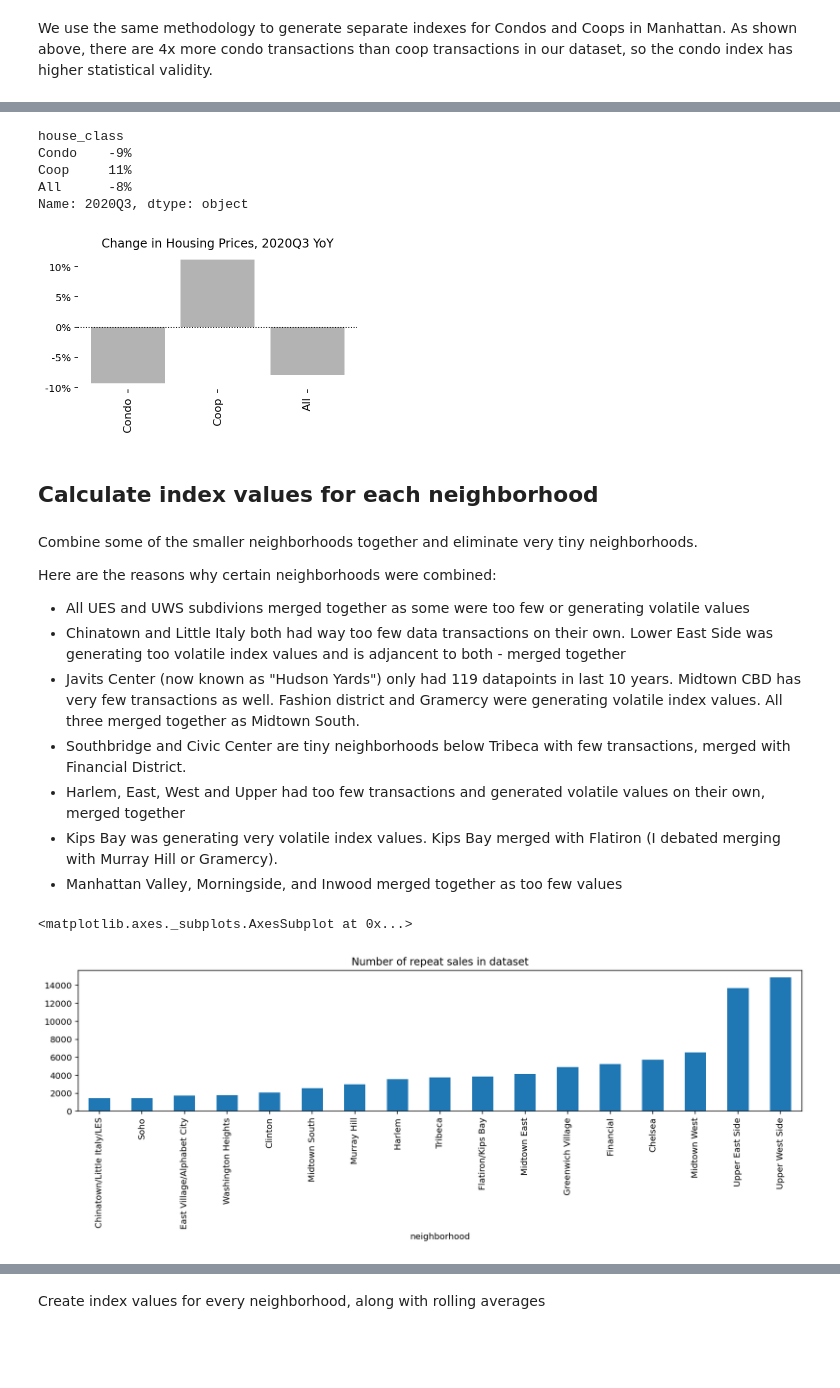
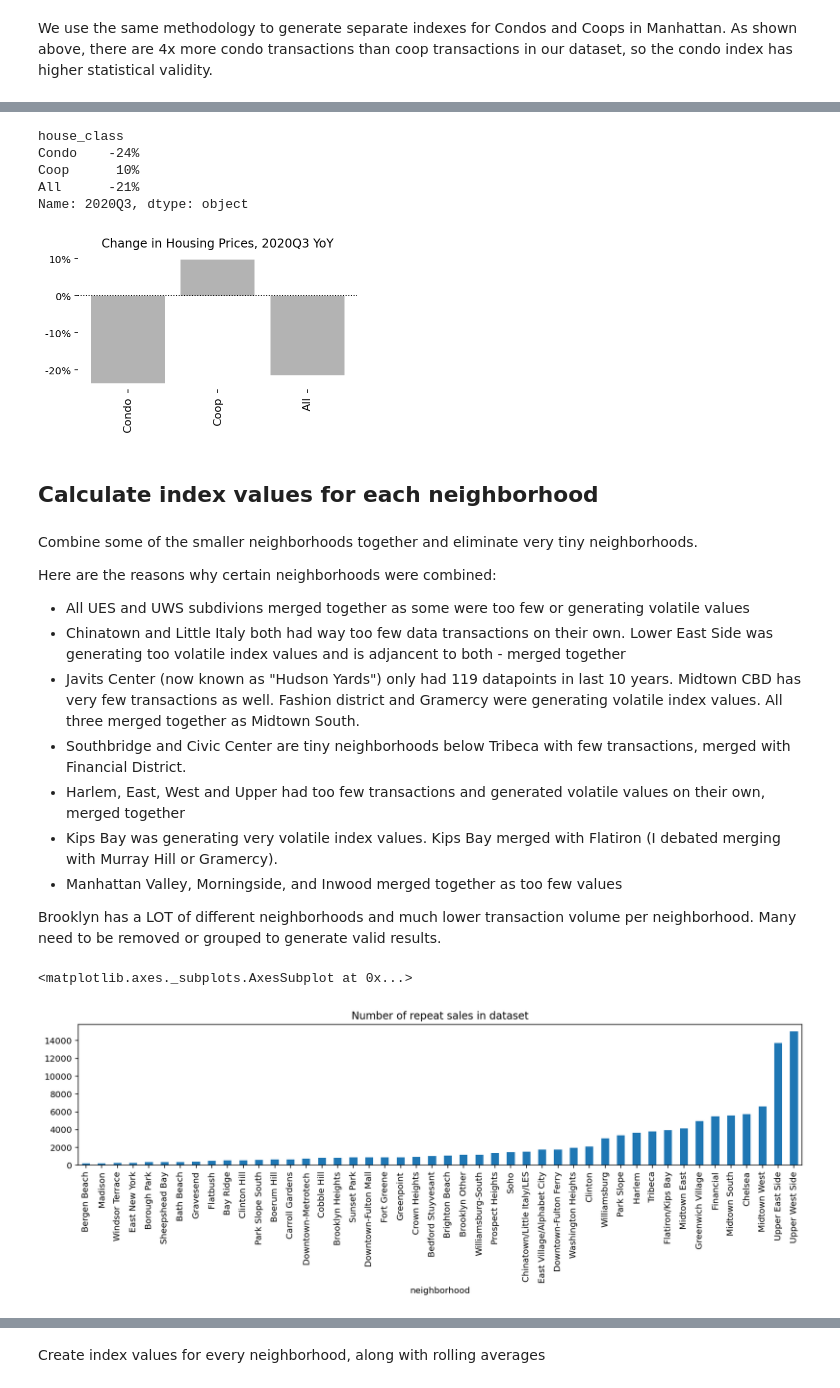
Before and after one commit to ivoytov/manhattan, a Jupyter notebook: NYC_price_index.ipynb, the cells around one changed output, grey strips where cells are left out. Saved outputs shown, nothing was run; the diff lists cells and outputs as text; code cells hidden in the pictures; blank space fills up the shorter version.

```diff
--- a/NYC_price_index.ipynb
+++ b/NYC_price_index.ipynb
@@ -41,4 +41,9 @@ links += [url_prefix + "/rollingsales_manhattan.xls", url_prefix + "/annualized-
          "https://www1.nyc.gov/assets/finance/downloads/pdf/09pdf/rolling_sales/sales_2008_manhattan.xls",
          "https://www1.nyc.gov/assets/finance/downloads/excel/rolling_sales/sales_2007_manhattan.xls",
          *[f"https://www1.nyc.gov/assets/finance/downloads/sales_manhattan_0{n}.xls" for n in range(3,7)] ]
+links += [f"{url_prefix}/annualized-sales/{year}/{year}_brooklyn.xls{'x' if year > 2017 else ''}" for year in years ]
+links += [url_prefix + "/rollingsales_brooklyn.xls", url_prefix + "/annualized-sales/2009_brooklyn.xls",
+         "https://www1.nyc.gov/assets/finance/downloads/pdf/09pdf/rolling_sales/sales_2008_brooklyn.xls",
+         "https://www1.nyc.gov/assets/finance/downloads/excel/rolling_sales/sales_2007_brooklyn.xls",
+         *[f"https://www1.nyc.gov/assets/finance/downloads/sales_brooklyn_0{n}.xls" for n in range(3,7)] ]
 # %% [markdown]
@@ -57,7 +63,7 @@ df = pd.DataFrame()
 for link in links:
     df = df.append(pd.read_excel(link, skiprows=4, names=cols, parse_dates=[20]), ignore_index=True)
 
-df = df[['neighborhood', 'building_class_category', 'block','lot', 'address', 'apartment_number', \
+df = df[['borough', 'neighborhood', 'building_class_category', 'block','lot', 'address', 'apartment_number', \
          'gross_square_feet', 'sale_price', 'year_built', 'sale_date']]
 df.neighborhood = df.neighborhood.str.strip().str.title()
 # %%
@@ -301,11 +310,11 @@ plot_standings(mr, title=f"Change in Housing Prices, {idx_all.index[-1]} YoY", f
 mr.map("{:,.0%}".format)
 # %% [output]
 house_class
-Condo    -9%
-Coop     11%
-All      -8%
+Condo    -24%
+Coop      10%
+All      -21%
 Name: 2020Q3, dtype: object
-[figure, old version]
+[figure, new version]
 # %% [markdown]
 ## Calculate index values for each neighborhood
 # %% [markdown]
@@ -319,9 +328,11 @@ Here are the reasons why certain neighborhoods were combined:
 * Harlem, East, West and Upper had too few transactions and generated volatile values on their own, merged together
 * Kips Bay was generating very volatile index values. Kips Bay merged with Flatiron (I debated merging with Murray Hill or Gramercy).
 * Manhattan Valley, Morningside, and Inwood merged together as too few values
+
+Brooklyn has a LOT of different neighborhoods and much lower transaction volume per neighborhood. Many need to be removed or grouped to generate valid results.
 # %%
 # exclude neighborhoods with very few datapoints
-FILTERED_NEIGHBORHOODS=['Manhattan-Unknown', 'Roosevelt Island']
+FILTERED_NEIGHBORHOODS=['Manhattan-Unknown', 'Roosevelt Island', 'Red Hook',  'Manhattan Beach', 'Gowanus', 'Marine Park', 'Bush Terminal', 'Navy Yard', 'Ocean Parkway-South', ]
 COMBINED_NEIGHBORHOODS = {
     'Chinatown':                 'Chinatown/Little Italy/LES',
     'Little Italy':              'Chinatown/Little Italy/LES',
@@ -332,32 +343,60 @@ COMBINED_NEIGHBORHOODS = {
     'Southbridge':               'Financial',
     'Kips Bay':                  'Flatiron/Kips Bay',
     'Flatiron':                  'Flatiron/Kips Bay',
     'Greenwich Village-West':    'Greenwich Village',
     'Greenwich Village-Central': 'Greenwich Village',
     'Harlem-West':               'Harlem',
     'Harlem-Upper':              'Harlem',
     'Harlem-East':               'Harlem',
     'Harlem-Central':            'Harlem',
     'Javits Center':             'Midtown South',
     'Fashion':                   'Midtown South',
     'Midtown Cbd':               'Midtown South',
     'Gramercy':                  'Midtown South',
+    'Murray Hill':               'Midtown South',
     'Upper East Side (96-110)':  'Upper East Side',
     'Upper East Side (79-96)':   'Upper East Side',
     'Upper East Side (59-79)':   'Upper East Side',
     'Upper West Side (59-79)':   'Upper West Side',
     'Upper West Side (79-96)':   'Upper West Side',
     'Upper West Side (96-116)':  'Upper West Side',
     'Manhattan Valley':          'Washington Heights',
     'Morningside Heights':       'Washington Heights',
     'Inwood':                    'Washington Heights',
     'Washington Heights Upper':  'Washington Heights',
     'Washington Heights Lower':  'Washington Heights',
+    'Manhattan Beach':           'Brooklyn Other',
+    'Gowanus':                   'Brooklyn Other',
+    'Marine Park':               'Brooklyn Other',
+    'Bush Terminal':             'Brooklyn Other',
+    'Flatbush-Lefferts Garden':  'Brooklyn Other',
+    'Navy Yard':                 'Brooklyn Other',
+    'Ocean Parkway-South':       'Brooklyn Other',
+    'Ocean Parkway-North':       'Brooklyn Other',
+    'Wyckoff Heights':           'Brooklyn Other',
+    'Old Mill Basin':            'Brooklyn Other',
+    'Ocean Hill':                'Brooklyn Other',
+    'Bushwick':                  'Brooklyn Other',
+    'Midwood':                   'Brooklyn Other',
+    'Canarsie':                  'Brooklyn Other',
+    'Bensonhurst':               'Brooklyn Other',
+    'Dyker Heights':             'Brooklyn Other',
+    'Kensington':                'Brooklyn Other',
+    'Coney Island':              'Brooklyn Other',
+    'Flatbush-East':             'Flatbush',
+    'Flatbush-Central':          'Flatbush',
+    'Flatbush-North':            'Flatbush',
+    'Flatbush-Lefferts Garden':  'Flatbush',
+    'Williamsburg-Central':      'Williamsburg',
+    'Williamsburg-East':         'Williamsburg',
+    'Williamsburg-North':        'Williamsburg',
+    'Cobble Hill-West':          'Cobble Hill',
+
 }
 filtered = rpt_sales.neighborhood.isin(FILTERED_NEIGHBORHOODS)
 neighborhood_sales = rpt_sales[~filtered].replace({"neighborhood": COMBINED_NEIGHBORHOODS})
 neighborhood_sales.groupby('neighborhood').size().sort_values().plot.bar(figsize=(15,3), title="Number of repeat sales in dataset")
 # %% [output]
 <matplotlib.axes._subplots.AxesSubplot at 0x...>
-[figure, old version]
+[figure, new version]
 # %% [markdown]
```
Also changed, not shown: parts of 14 cells of this notebook.
